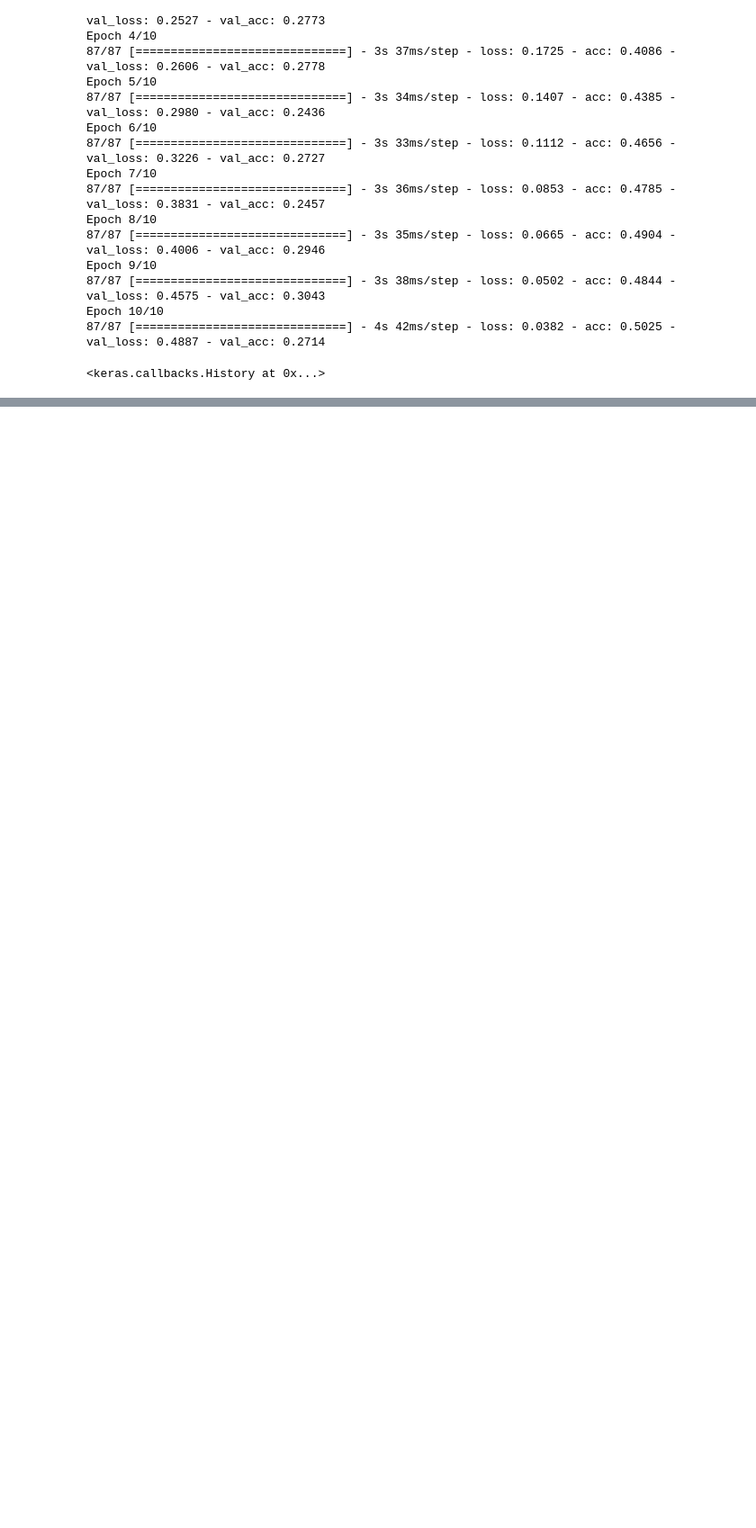
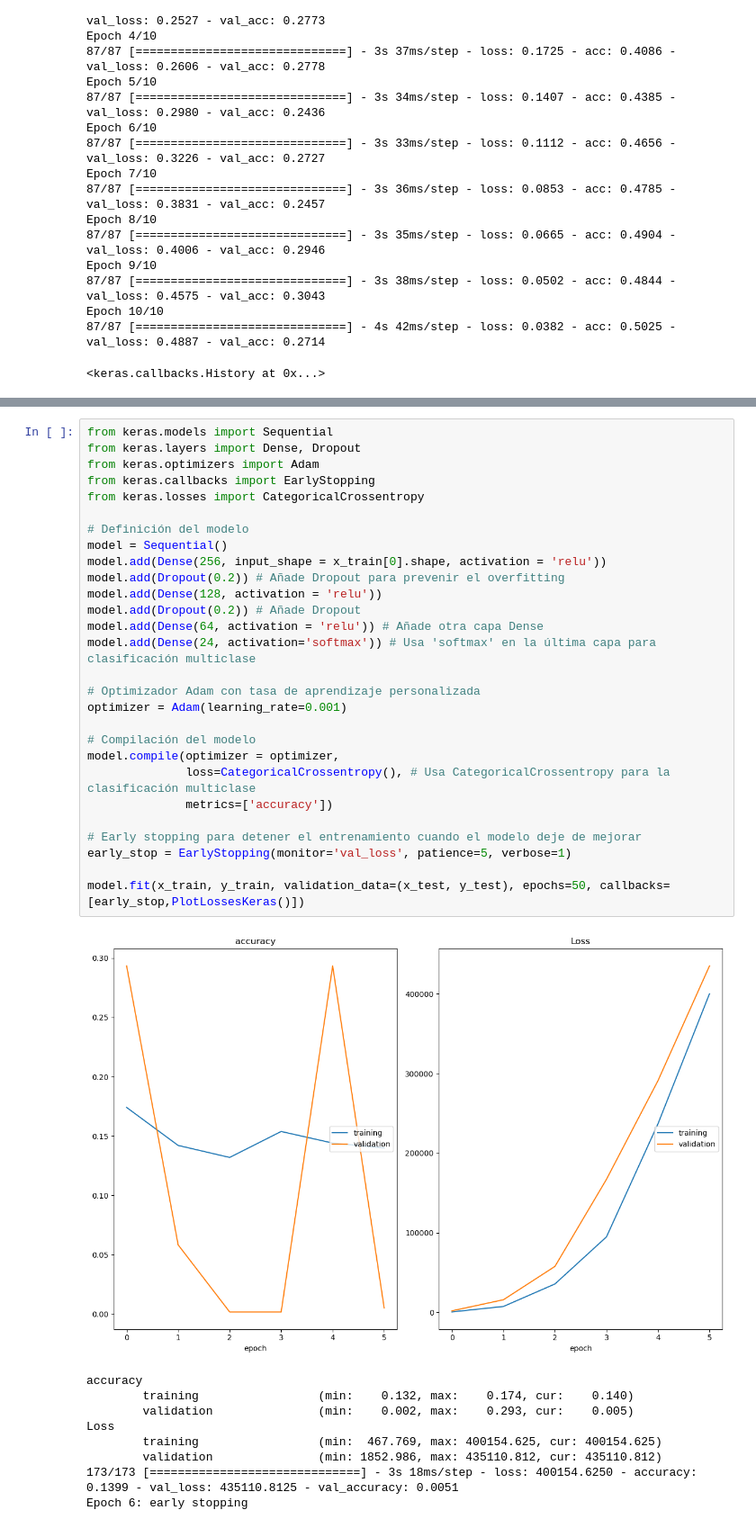
Before and after one commit to elwam/MIAD_ML_NL_TEAM, a Jupyter notebook: Proyecto_2_Prueba_2.ipynb, the cells around one changed output, grey strips where cells are left out. Shown at 90% size. Saved outputs shown, nothing was run; the diff lists cells and outputs as text; blank space fills up the shorter version.

```diff
--- a/Proyecto_2_Prueba_2.ipynb
+++ b/Proyecto_2_Prueba_2.ipynb
@@ -407,0 +700,38 @@ KeyboardInterrupt:
+# %%
+from keras.models import Sequential
+from keras.layers import Dense, Dropout
+from keras.optimizers import Adam
+from keras.callbacks import EarlyStopping
+from keras.losses import CategoricalCrossentropy
+
+# Definición del modelo
+model = Sequential()
+model.add(Dense(256, input_shape = x_train[0].shape, activation = 'relu'))
+model.add(Dropout(0.2)) # Añade Dropout para prevenir el overfitting
+model.add(Dense(128, activation = 'relu'))
+model.add(Dropout(0.2)) # Añade Dropout
+model.add(Dense(64, activation = 'relu')) # Añade otra capa Dense
+model.add(Dense(24, activation='softmax')) # Usa 'softmax' en la última capa para clasificación multiclase
+
+# Optimizador Adam con tasa de aprendizaje personalizada
+optimizer = Adam(learning_rate=0.001)
+
+# Compilación del modelo
+model.compile(optimizer = optimizer,
+              loss=CategoricalCrossentropy(), # Usa CategoricalCrossentropy para la clasificación multiclase
+              metrics=['accuracy'])
+
+# Early stopping para detener el entrenamiento cuando el modelo deje de mejorar
+early_stop = EarlyStopping(monitor='val_loss', patience=5, verbose=1)
+
+model.fit(x_train, y_train, validation_data=(x_test, y_test), epochs=50, callbacks=[early_stop,PlotLossesKeras()])
+# %% [output]
+[figure, added]
+accuracy
+        training                 (min:    0.132, max:    0.174, cur:    0.140)
+        validation               (min:    0.002, max:    0.293, cur:    0.005)
+Loss
+        training                 (min:  467.769, max: 400154.625, cur: 400154.625)
+        validation               (min: 1852.986, max: 435110.812, cur: 435110.812)
+173/173 [==============================] - 3s 18ms/step - loss: 400154.6250 - accuracy: 0.1399 - val_loss: 435110.8125 - val_accuracy: 0.0051
+Epoch 6: early stopping
```
Also changed, not shown: parts of 46 cells of this notebook.
